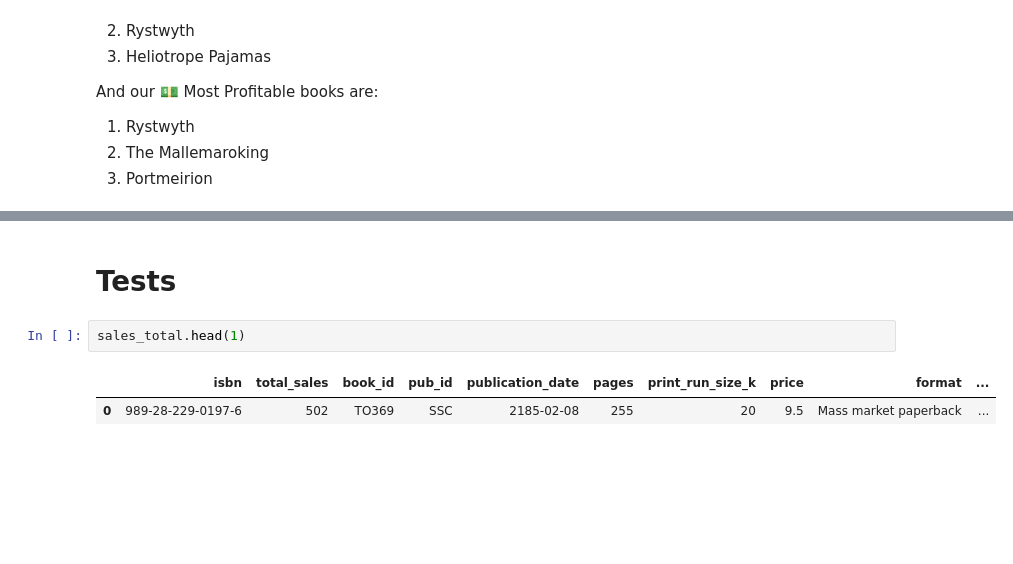
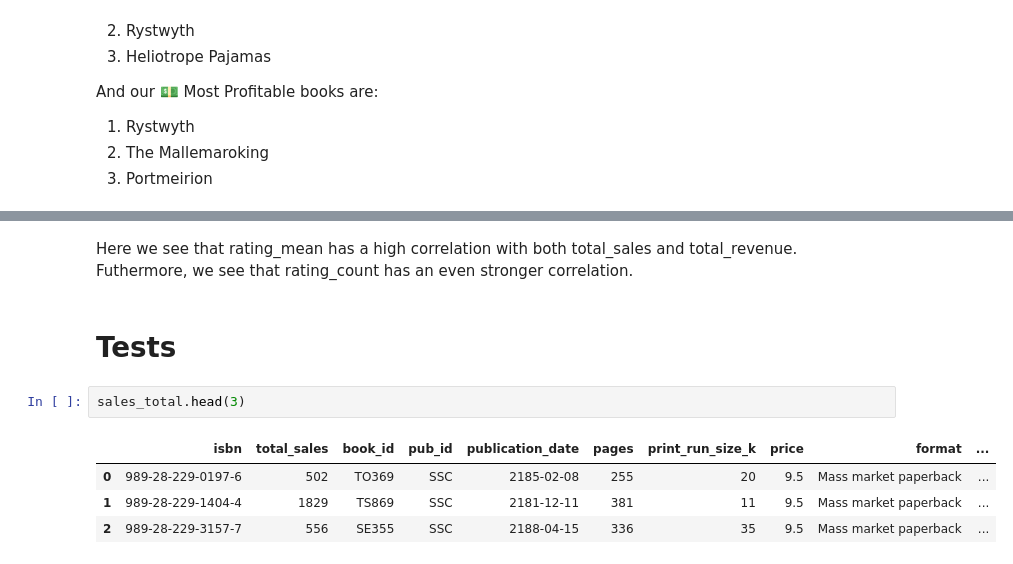
Before and after one commit to jvictorjordao/Projeto-BiblioTech-Insights, a Jupyter notebook: EDA.ipynb, the cells around one changed output, grey strips where cells are left out. Drawn from its saved outputs; the diff is of its cells as text; blank space fills up the shorter version.

```diff
--- a/EDA.ipynb
+++ b/EDA.ipynb
@@ -517,7 +574,11 @@ And our 💵 Most Profitable books are:
+# %% [markdown]
+Here we see that rating_mean has a high correlation with both total_sales and total_revenue. Futhermore, we see that rating_count has an even stronger correlation.
 # %% [markdown]
 # Tests
 # %%
-sales_total.head(1)
+sales_total.head(3)
 # %% [output]
 |  | isbn | total_sales | book_id | pub_id | publication_date | pages | print_run_size_k | price | format | ... |
 | 0 | 989-28-229-0197-6 | 502 | TO369 | SSC | 2185-02-08 | 255 | 20 | 9.5 | Mass market paperback | ... |
+| 1 | 989-28-229-1404-4 | 1829 | TS869 | SSC | 2181-12-11 | 381 | 11 | 9.5 | Mass market paperback | ... |
+| 2 | 989-28-229-3157-7 | 556 | SE355 | SSC | 2188-04-15 | 336 | 35 | 9.5 | Mass market paperback | ... |
```
Also changed, not shown: parts of 20 cells of this notebook, 1 other file.
